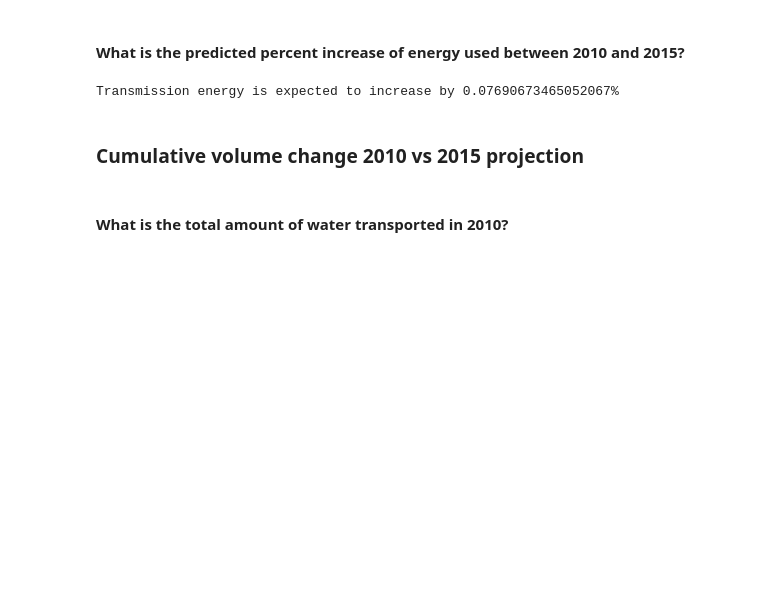
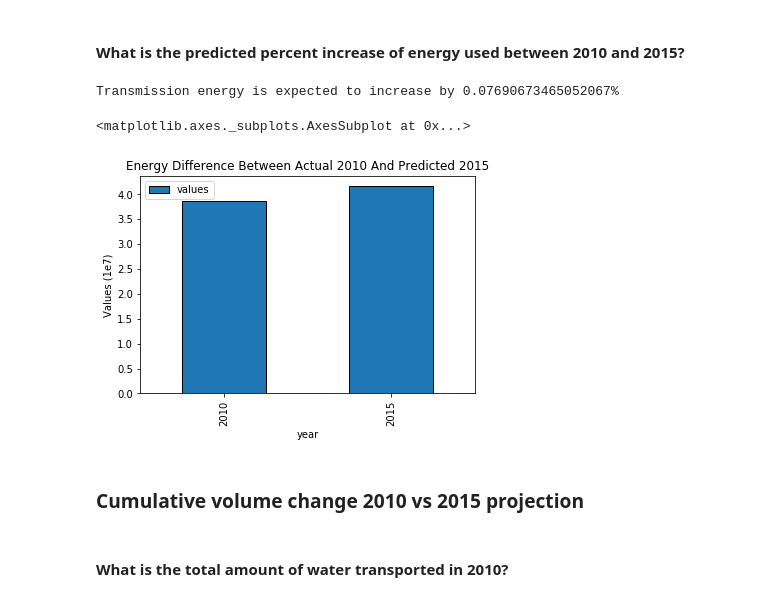
Before and after one commit to ds-modules/CE-110, a Jupyter notebook: CE-110_Lab.ipynb, the cells around one changed output. Cells and saved outputs as stored; diff of their text form; code cells hidden in the pictures; blank space fills up the shorter version.

Commit message:
graphs

```diff
--- a/CE-110_Lab.ipynb
+++ b/CE-110_Lab.ipynb
@@ -413,8 +422,8 @@ Amount of Energy used in 2010 : 38642398.919999994 kwh
 # %% [markdown]
 #### What is the total amount of energy predicted to be used in 2015?
 # %%
-projection_2015 = 2556 * 381.84 + 127713 * 318.2
-print ("Amount of Energy used in 2015 projection : " + str(projection_2015) + " kwh")
+projection_energy_2015 = 2556 * 381.84 + 127713 * 318.2
+print ("Amount of Energy used in 2015 projection : " + str(projection_energy_2015) + " kwh")
 # %% [output]
 Amount of Energy used in 2015 projection : 41614259.64 kwh
 # %% [markdown]
@@ -425,6 +434,17 @@ percent = diff_2010 / actual_energy_2010
 print ("Transmission energy is expected to increase by " + str(percent) + "%")
 # %% [output]
 Transmission energy is expected to increase by 0.07690673465052067%
+# %%
+data = pd.DataFrame(data =
+                      {"year" : [2010, 2015],
+                       "values" : [actual_energy_2010/(10**7), projection_energy_2015/(10**7)]})
+graph = data.plot.bar(x='year', y='values')
+plt.title("Energy Difference Between Actual 2010 And Predicted 2015")
+plt.ylabel('Values (1e7)')
+graph
+# %% [output]
+<matplotlib.axes._subplots.AxesSubplot at 0x...>
+[figure, added]
 # %% [markdown]
 ### Cumulative volume change 2010 vs 2015 projection
 # %% [markdown]
```
Also changed, not shown: parts of 7 cells of this notebook.
